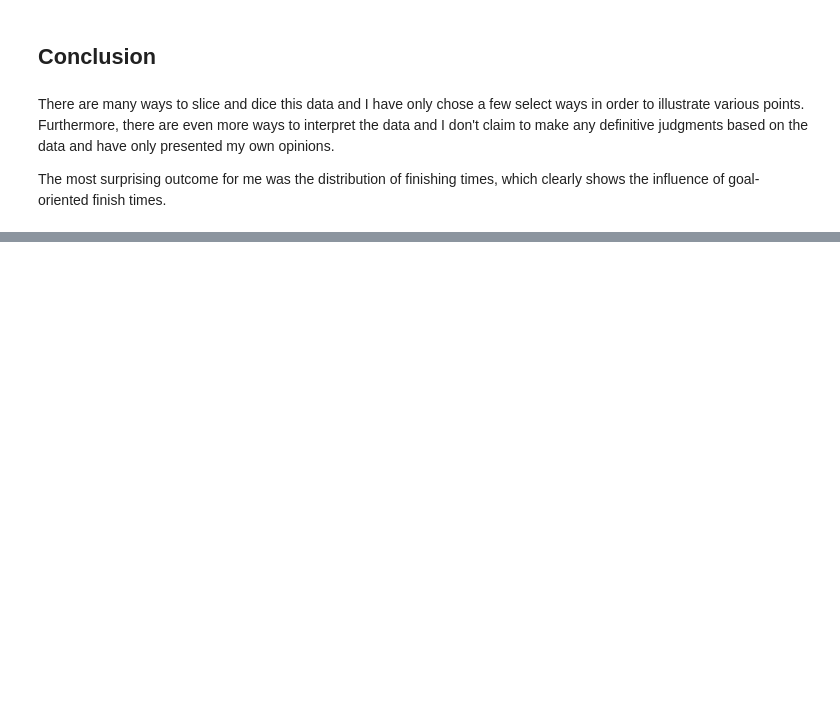
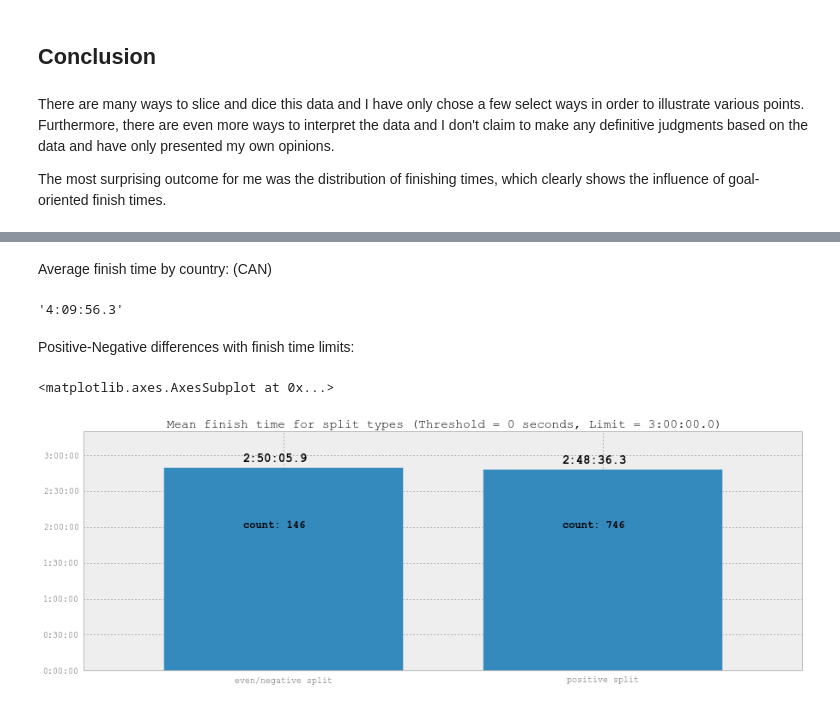
Before and after one commit to pchng/cm2013, a Jupyter notebook: 2013 Chicago Marathon Analysis.ipynb, the cells around one changed output, grey strips where cells are left out. Saved outputs shown, nothing was run; the diff lists cells and outputs as text; code cells hidden in the pictures; blank space fills up the shorter version.

```diff
--- a/2013 Chicago Marathon Analysis.ipynb
+++ b/2013 Chicago Marathon Analysis.ipynb
@@ -552,0 +591,14 @@ The most surprising outcome for me was the distribution of finishing times, whic
+# %% [markdown]
+Average finish time by country: (CAN)
+# %%
+regional_results = results[results.name_location.map(lambda x: '(CAN)' in x if type(x) != float else False)]
+seconds_to_timestring(regional_results.finish_seconds.mean())
+# %% [output]
+'4:09:56.3'
+# %% [markdown]
+Positive-Negative differences with finish time limits:
+# %%
+plot_split_differences(threshold=0, time_limit=3*3600)
+# %% [output]
+<matplotlib.axes.AxesSubplot at 0x...>
+[figure, added]
```
Also changed, not shown: parts of 8 cells of this notebook.
